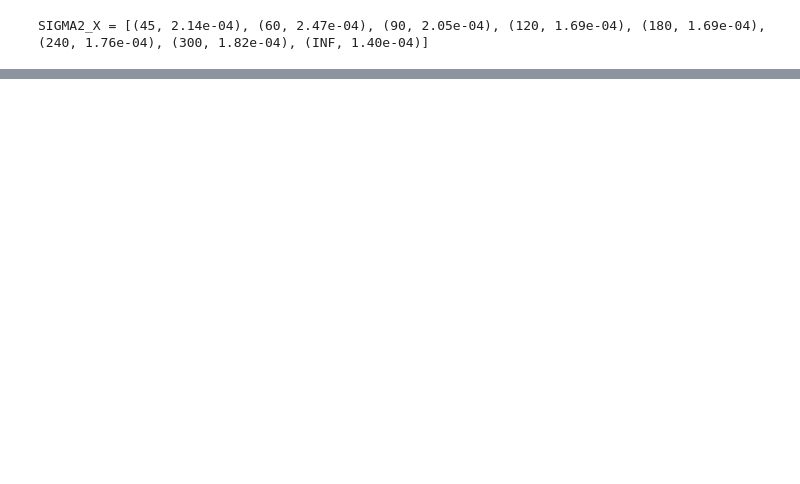
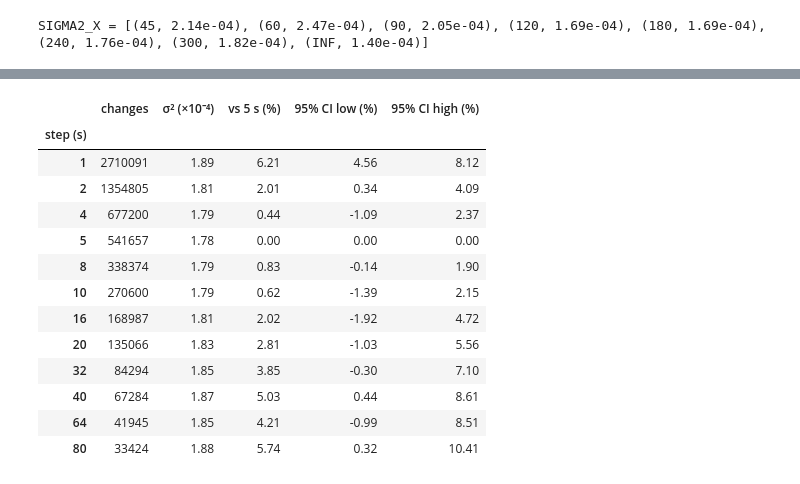
Before and after one commit to wazzak-99/Greyhound-Racing-Backtesting, a Jupyter notebook: research/volatility.ipynb, the cells around one changed output, grey strips where cells are left out. Saved outputs shown, nothing was run; the diff lists cells and outputs as text; code cells hidden in the pictures; blank space fills up the shorter version.

```diff
--- a/research/volatility.ipynb
+++ b/research/volatility.ipynb
@@ -358,0 +419,67 @@ This is what `ASStrategy._variance` does.
+# %%
+SECONDS = np.arange(350, 29, -1)   # every second from 350 to 30 s before the off
+per_second = pd.concat(Parallel(n_jobs=-1)(delayed(mids_on_grid)(f, SECONDS) for f in FILES), ignore_index=True)
+per_second = per_second.sort_values(["race", "selection_id", "ttj"], ascending=[True, True, False])
+
+
+def totals_for_step(step):
+    # Steps 2 and 3 again, sampling every `step` seconds: per-race totals in each time bin
+    sampled = per_second[(350 - per_second["ttj"]) % step == 0]
+    later = sampled.groupby(["race", "selection_id"])["x"].shift(-1)
+    changes = sampled.assign(dx=later - sampled["x"])
+    changes = changes[changes["dx"].notna() & changes["odds"].between(MIN_ODDS, MAX_ODDS)]
+    changes = changes.assign(dx2=changes["dx"] ** 2, bin=pd.cut(changes["ttj"], BIN_EDGES, labels=BIN_EDGES[1:]))
+    per_race = (changes.groupby(["race", "bin"], observed=False)
+                       .agg(n=("dx", "size"), sum_dx=("dx", "sum"), sum_dx2=("dx2", "sum"))
+                       .unstack("bin", fill_value=0))
+    # Keep Step 3's races, so its bootstrap draws line up. This only drops one race, which has a single
+    # 1-second change (out of 2.7 million) and no 5-second changes.
+    return per_race.reindex(totals.index, fill_value=0)
+
+
+STEPS = [1, 2, 4, 5, 8, 10, 16, 20, 32, 40, 64, 80]   # the steps up to 80 s that divide 320 s exactly
+by_step = {step: totals_for_step(step) for step in STEPS}
+assert np.allclose(by_step[5], totals)                 # 5-second steps reproduce Step 3 exactly
+
+
+def by_bin(t, step, weights=None):
+    # σ² in each bin; with bootstrap weights, one row per repeat
+    if weights is None:
+        return sigma2(t["n"].sum(), t["sum_dx"].sum(), t["sum_dx2"].sum(), step)
+    n, s, s2 = (t[c].to_numpy() for c in ("n", "sum_dx", "sum_dx2"))
+    return sigma2(weights @ n, weights @ s, weights @ s2, step)
+
+
+def all_bins(t, step, weights=None):
+    # σ² from every bin together (a race's changes in all bins added up)
+    n, s, s2 = (t[c].to_numpy().sum(axis=1) for c in ("n", "sum_dx", "sum_dx2"))
+    if weights is None:
+        return sigma2(n.sum(), s.sum(), s2.sum(), step)
+    return sigma2(weights @ n, weights @ s, weights @ s2, step)
+
+
+# Compare each step with 5 s using the same bootstrap draws for both, so the intervals are for the difference
+five, five_boot = all_bins(by_step[5], 5), all_bins(by_step[5], 5, draws)
+rows = []
+for step, t in by_step.items():
+    ratio = np.sort(all_bins(t, step, draws) / five_boot)
+    rows.append({"step (s)": step, "changes": int(t["n"].to_numpy().sum()), "σ² (×10⁻⁴)": all_bins(t, step) * SCALE,
+                 "vs 5 s (%)": 100 * (all_bins(t, step) / five - 1),
+                 "95% CI low (%)": 100 * (ratio[24] - 1), "95% CI high (%)": 100 * (ratio[974] - 1)})
+signature = pd.DataFrame(rows).set_index("step (s)")
+signature.round(2)
+# %% [output]
+|  | changes | σ² (×10⁻⁴) | vs 5 s (%) | 95% CI low (%) | 95% CI high (%) |
+| step (s) |  |  |  |  |  |
+| 1 | 2710091 | 1.89 | 6.21 | 4.56 | 8.12 |
+| 2 | 1354805 | 1.81 | 2.01 | 0.34 | 4.09 |
+| 4 | 677200 | 1.79 | 0.44 | -1.09 | 2.37 |
+| 5 | 541657 | 1.78 | 0.00 | 0.00 | 0.00 |
+| 8 | 338374 | 1.79 | 0.83 | -0.14 | 1.90 |
+| 10 | 270600 | 1.79 | 0.62 | -1.39 | 2.15 |
+| 16 | 168987 | 1.81 | 2.02 | -1.92 | 4.72 |
+| 20 | 135066 | 1.83 | 2.81 | -1.03 | 5.56 |
+| 32 | 84294 | 1.85 | 3.85 | -0.30 | 7.10 |
+| 40 | 67284 | 1.87 | 5.03 | 0.44 | 8.61 |
+| 64 | 41945 | 1.85 | 4.21 | -0.99 | 8.51 |
+| 80 | 33424 | 1.88 | 5.74 | 0.32 | 10.41 |
```
Also changed, not shown: parts of 15 cells of this notebook, 2 other files.
